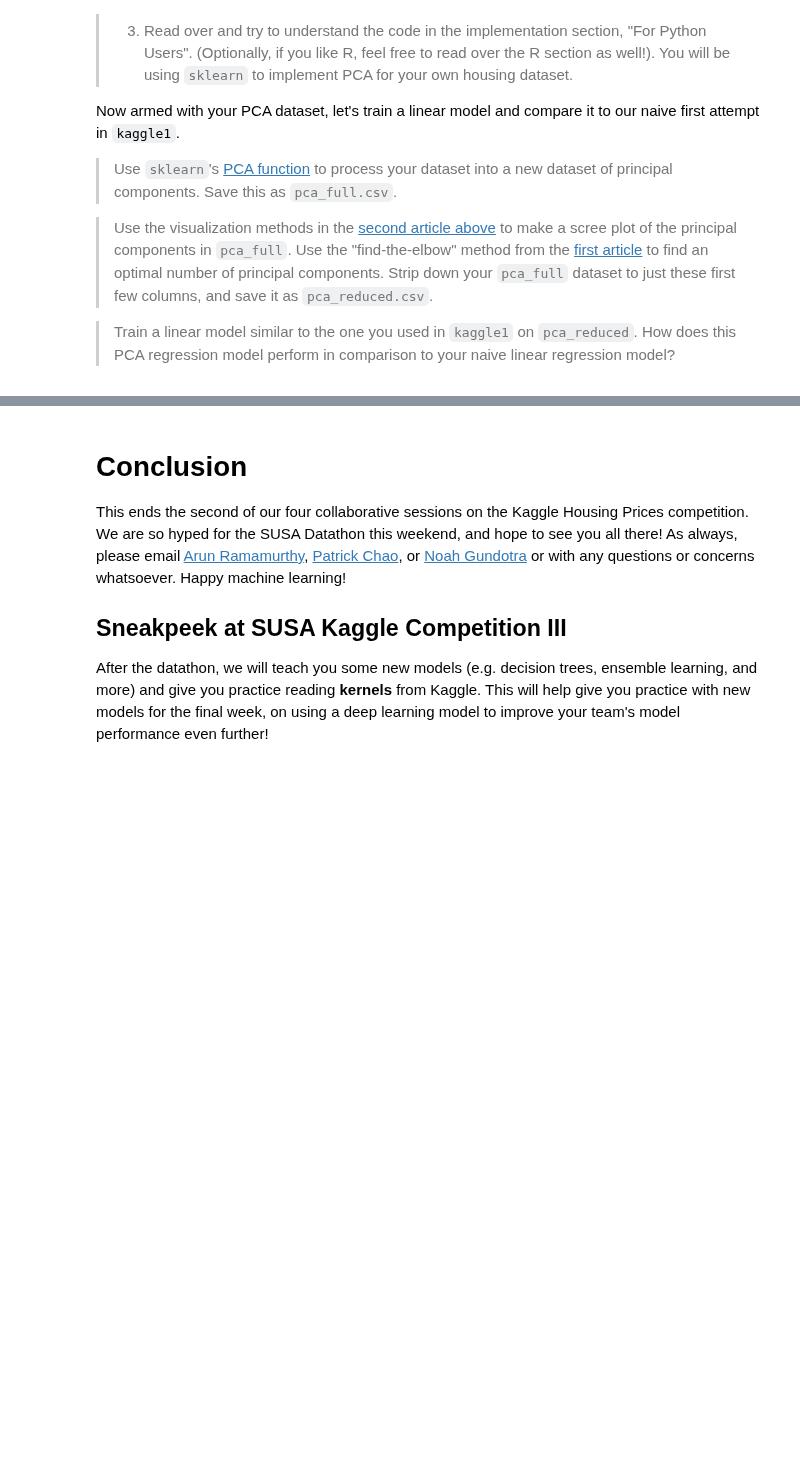
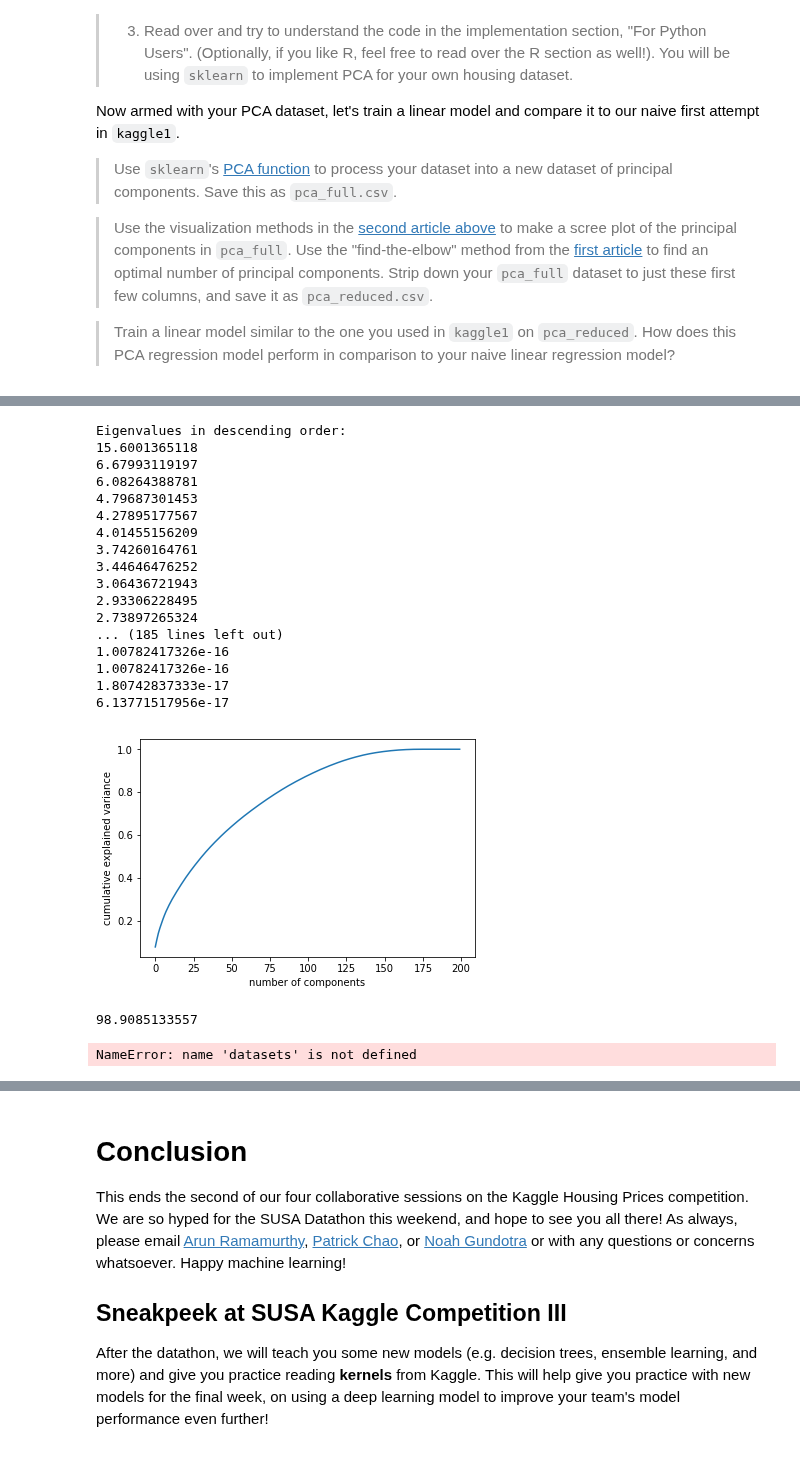
Before and after one commit to SUSA-org/crash-course, a Jupyter notebook: Kaggle/kaggle2.ipynb, the cells around one changed output, grey strips where cells are left out. Drawn from its saved outputs; the diff is of its cells as text; code cells hidden in the pictures; blank space fills up the shorter version.

```diff
--- a/Kaggle/kaggle2.ipynb
+++ b/Kaggle/kaggle2.ipynb
@@ -429,0 +427,6 @@ Y_hat[:10]
+# %%
+#Perform eigendecomposition on covariance matrix
+cov_mat = np.cov(X_std.T)
+eig_vals, eig_vecs = np.linalg.eig(cov_mat)
+print('Eigenvectors \n%s' %eig_vecs)
+print('\nEigenvalues \n%s' %eig_vals)
@@ -429,0 +451,39 @@ Y_hat[:10]
+# %%
+# Visually confirm that the list is correctly sorted by decreasing eigenvalues
+eig_pairs = [(np.abs(eig_vals[i]), eig_vecs[:,i]) for i in range(len(eig_vals))]
+print('Eigenvalues in descending order:')
+for i in eig_pairs:
+    print(i[0])
+# %% [output]
+Eigenvalues in descending order:
+15.6001365118
+6.67993119197
+6.08264388781
+4.79687301453
+4.27895177567
+4.01455156209
+3.74260164761
+3.44646476252
+3.06436721943
+2.93306228495
+2.73897265324
+... (185 lines left out)
+1.00782417326e-16
+1.00782417326e-16
+1.80742837333e-17
+6.13771517956e-17
+[figure, added]
+# %%
+pca = PCA(n_components=150)
+pca.fit_transform(X_std)
+print(sum(pca.explained_variance_ratio_ )*100)
+# %% [output]
+98.9085133557
+# %%
+import pandas as pd
+iris = datasets.load_iris()
+X = iris.data
+y = iris.target
+X.head
+# %% [output]
+NameError: name 'datasets' is not defined
```
Also changed, not shown: parts of 17 cells of this notebook, 10 other files.
